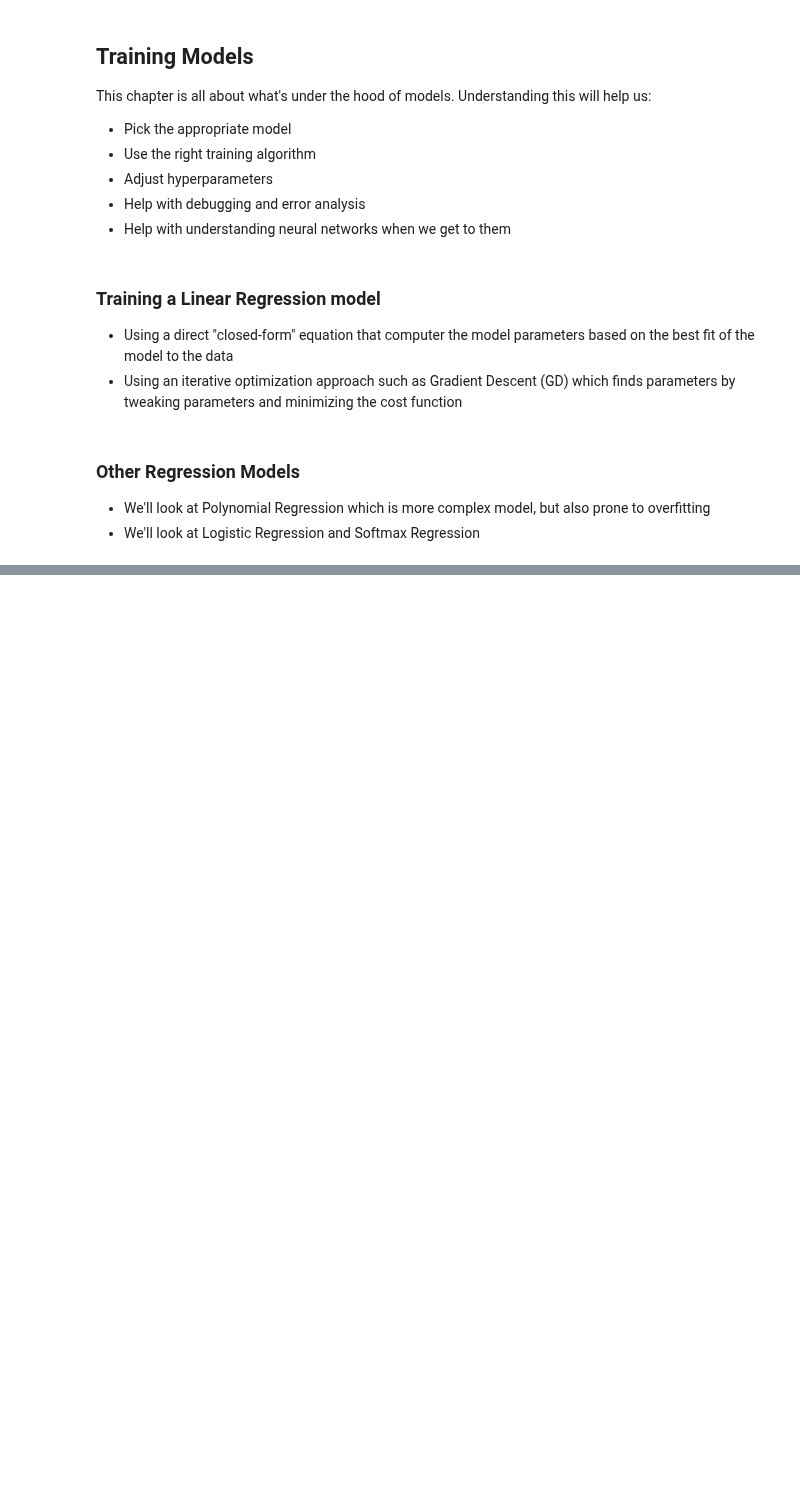
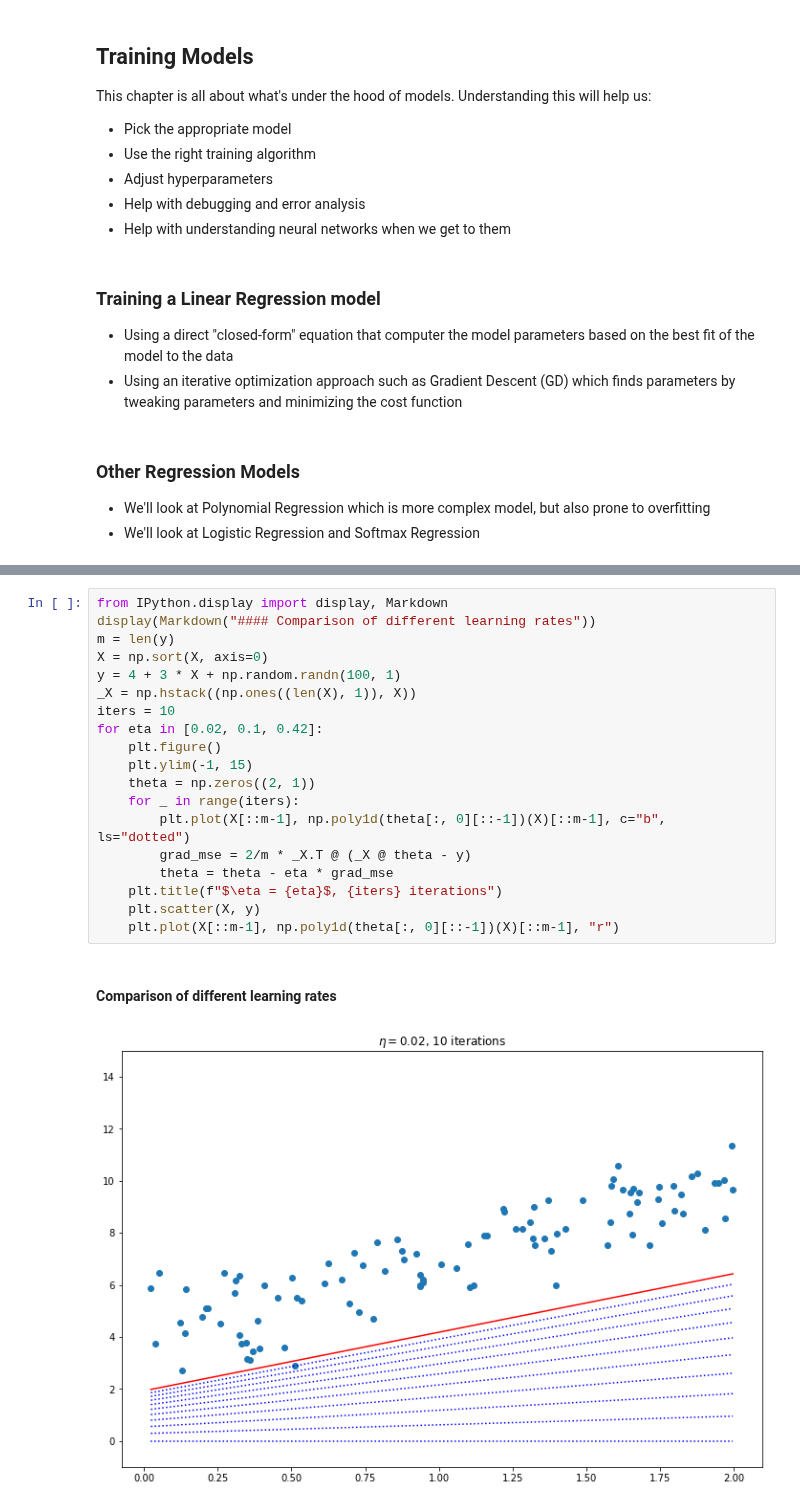
Before and after one commit to rileypeterson/ML, a Jupyter notebook: chapter4/notes.ipynb, the cells around one changed output, grey strips where cells are left out. Cells and saved outputs as stored; diff of their text form; blank space fills up the shorter version.

```diff
--- a/chapter4/notes.ipynb
+++ b/chapter4/notes.ipynb
@@ -45,0 +115,22 @@ The summation is over all the samples in the data set. So i = 1 is the first sam
+# %%
+from IPython.display import display, Markdown
+display(Markdown("#### Comparison of different learning rates"))
+m = len(y)
+X = np.sort(X, axis=0)
+y = 4 + 3 * X + np.random.randn(100, 1)
+_X = np.hstack((np.ones((len(X), 1)), X))
+iters = 10
+for eta in [0.02, 0.1, 0.42]:
+    plt.figure()
+    plt.ylim(-1, 15)
+    theta = np.zeros((2, 1))
+    for _ in range(iters):
+        plt.plot(X[::m-1], np.poly1d(theta[:, 0][::-1])(X)[::m-1], c="b", ls="dotted")
+        grad_mse = 2/m * _X.T @ (_X @ theta - y)
+        theta = theta - eta * grad_mse
+    plt.title(f"$\eta = {eta}$, {iters} iterations")
+    plt.scatter(X, y)
+    plt.plot(X[::m-1], np.poly1d(theta[:, 0][::-1])(X)[::m-1], "r")
+# %% [output]
+#### Comparison of different learning rates
+[figure, added]
```
Also changed, not shown: parts of 17 cells of this notebook.
